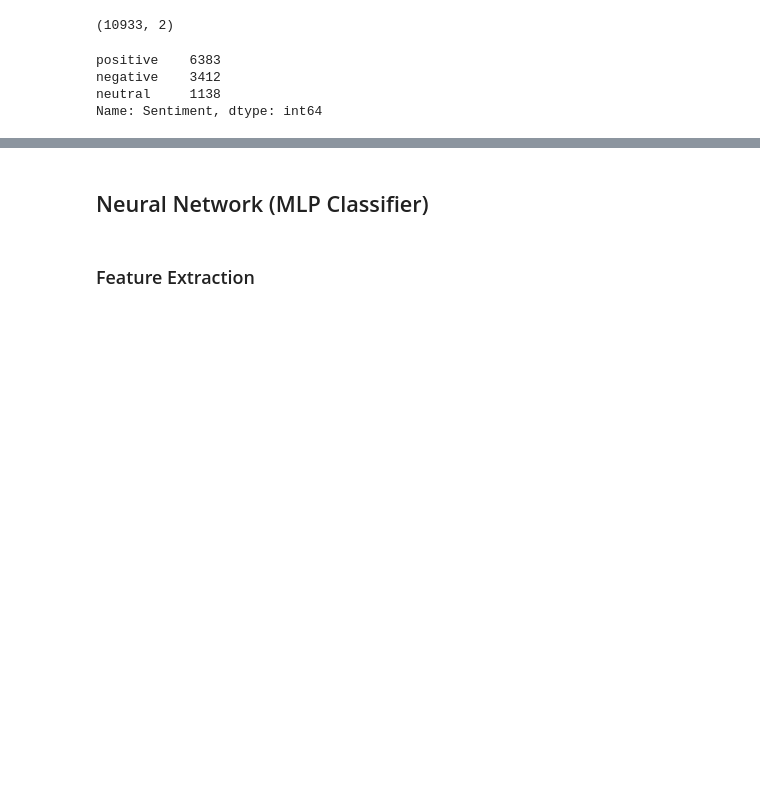
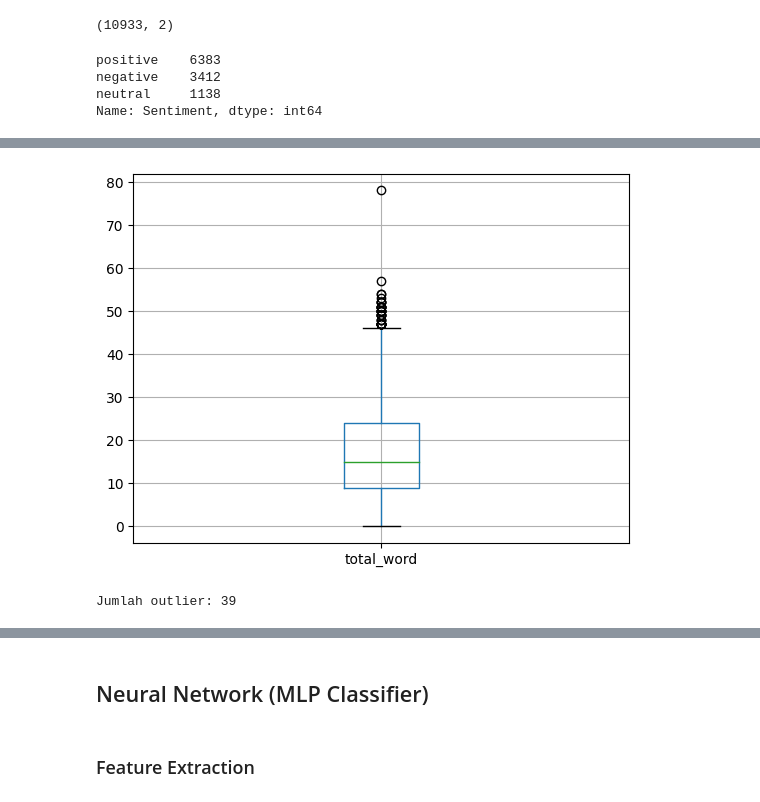
Before and after one commit to taufiqrohmand/Sentiment-Analysis, a Jupyter notebook: Model Training.ipynb, the cells around one changed output, grey strips where cells are left out. Cells and saved outputs as stored; diff of their text form; code cells hidden in the pictures; blank space fills up the shorter version.

```diff
--- a/Model Training.ipynb
+++ b/Model Training.ipynb
@@ -55,6 +57,6 @@ trains.duplicated().sum()
 67
 # %%
 #Remove data duplicated
-trainn = trains.drop_duplicates(inplace=False, ignore_index=True)
+traints = trains.drop_duplicates(inplace=False, ignore_index=True)
 # %%
 #check data voulume after remove duplicated
@@ -87,0 +138,10 @@ See the caveats in the documentation: https://pandas.pydata.org/pandas-docs/stab
+# %%
+traints.boxplot(column='total_word')
+plt.show()
+# %% [output]
+[figure, added]
+# %%
+jumlah_outlier = len(outlier)
+print(f"Jumlah outlier: {jumlah_outlier}")
+# %% [output]
+Jumlah outlier: 39
```
Also changed, not shown: parts of 21 cells of this notebook, 11 other files.
